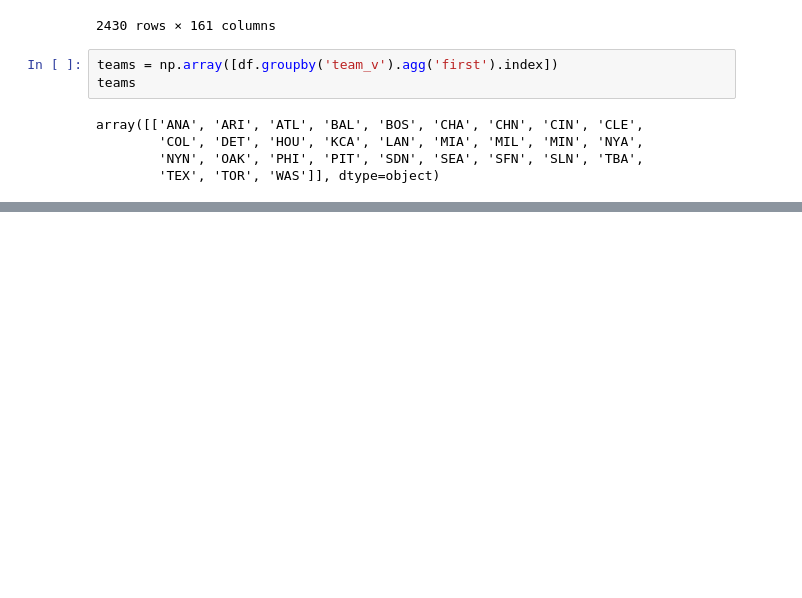
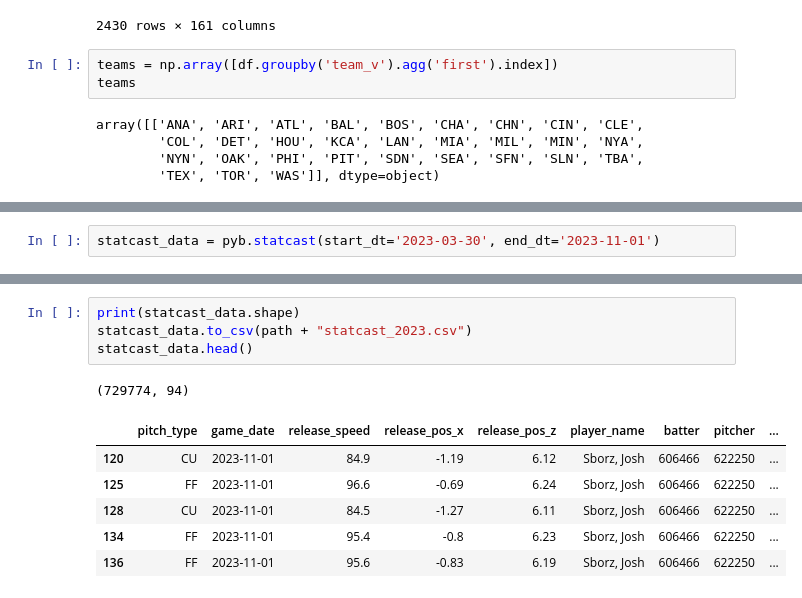
Before and after one commit to willcoomans5/mlb_predictions, a Jupyter notebook: mlb_game_data.ipynb, the cells around one changed output, grey strips where cells are left out. Saved outputs shown, nothing was run; the diff lists cells and outputs as text; blank space fills up the shorter version.

```diff
--- a/mlb_game_data.ipynb
+++ b/mlb_game_data.ipynb
@@ -143,0 +104,2 @@ ward.head(10)
+# %%
+statcast_data = pyb.statcast(start_dt='2023-03-30', end_dt='2023-11-01')
@@ -143,0 +115,12 @@ ward.head(10)
+# %%
+print(statcast_data.shape)
+statcast_data.to_csv(path + "statcast_2023.csv")
+statcast_data.head()
+# %% [output]
+(729774, 94)
+|  | pitch_type | game_date | release_speed | release_pos_x | release_pos_z | player_name | batter | pitcher | ... |
+| 120 | CU | 2023-11-01 | 84.9 | -1.19 | 6.12 | Sborz, Josh | 606466 | 622250 | ... |
+| 125 | FF | 2023-11-01 | 96.6 | -0.69 | 6.24 | Sborz, Josh | 606466 | 622250 | ... |
+| 128 | CU | 2023-11-01 | 84.5 | -1.27 | 6.11 | Sborz, Josh | 606466 | 622250 | ... |
+| 134 | FF | 2023-11-01 | 95.4 | -0.8 | 6.23 | Sborz, Josh | 606466 | 622250 | ... |
+| 136 | FF | 2023-11-01 | 95.6 | -0.83 | 6.19 | Sborz, Josh | 606466 | 622250 | ... |
```
Also changed, not shown: parts of 12 cells of this notebook.
